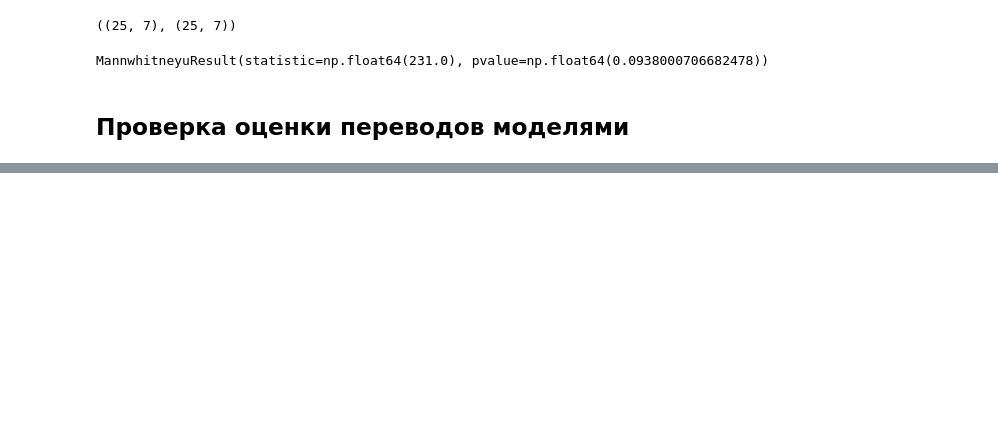
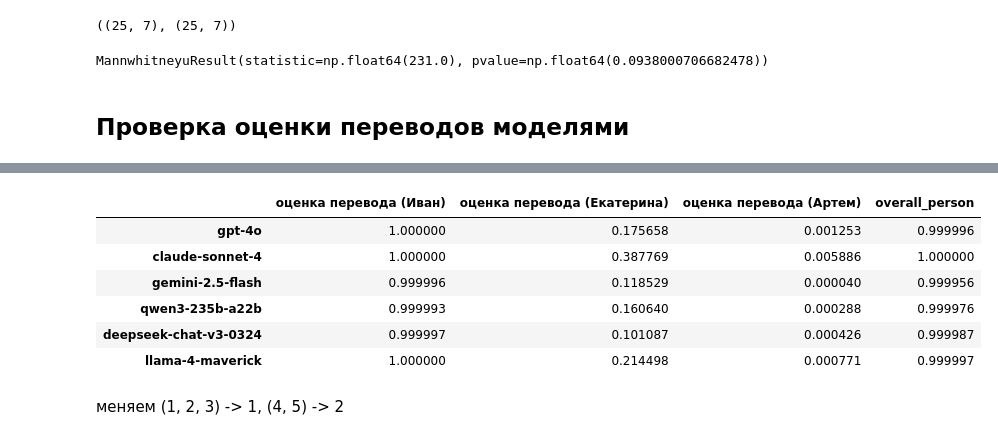
Before and after one commit to psytechlab/empathy_dataset_transfer, a Jupyter notebook: notebooks/translation_estimation_results.ipynb, the cells around one changed output, grey strips where cells are left out. Saved outputs shown, nothing was run; the diff lists cells and outputs as text; code cells hidden in the pictures; blank space fills up the shorter version.

```diff
--- a/notebooks/translation_estimation_results.ipynb
+++ b/notebooks/translation_estimation_results.ipynb
@@ -138,9 +139,10 @@ for model in MODELS:
 	config = OmegaConf.load('../configs/conf.yaml')
 	general_translation_config = config.general_translation
 
-	general_translation_config.batch_result_dir = f"batches_res_general_translation"
-	general_translation_config.batches = f"batches_general_translation"
-	general_translation_config.batch_size = 50
+	general_translation_config.batch_result_dir = f"batches_res_general_translation_{model}"
+	general_translation_config.batches = f"batches_general_translation_{model}"
+	general_translation_config.batch_size = 10
+	general_translation_config.prompt_path = "/Users/n.valieva/Desktop/empathy_dataset_transfer/configs/prompts/translation_estimation_prompt.txt"
 
 	model_config = read_json(general_translation_config.model_config_path)
 	model_config['model_name'] = model
@@ -172,2 +165,0 @@ Processing batch 1/1...
-# %%
-estim['overall_models'] = sum([estim[f'value_{model}'] for model in MODELS]) / len(MODELS)
@@ -192,0 +175,24 @@ MannwhitneyuResult(statistic=np.float64(336.0), pvalue=np.float64(0.342667636035
+# %%
+estim['overall_person'] = (estim['оценка перевода (Иван)'] + estim['оценка перевода (Екатерина)'] + estim['оценка перевода (Артем)']) / 3
+estim['overall_person'] = estim['overall_person'].astype(int)
+# %%
+df_data = defaultdict(dict)
+
+for model in MODELS:
+	for col in ['оценка перевода (Иван)', 'оценка перевода (Екатерина)', 'оценка перевода (Артем)', 'overall_person']:
+		expected = estim[col]
+		observed = estim[f'value_{model}']
+		expected_scaled = expected * (observed.sum() / expected.sum())
+		df_data[model][col] = chisquare(f_obs=observed, f_exp=expected_scaled)[1]
+# %%
+pd.DataFrame(df_data).T
+# %% [output]
+|  | оценка перевода (Иван) | оценка перевода (Екатерина) | оценка перевода (Артем) | overall_person |
+| gpt-4o | 1.000000 | 0.175658 | 0.001253 | 0.999996 |
+| claude-sonnet-4 | 1.000000 | 0.387769 | 0.005886 | 1.000000 |
+| gemini-2.5-flash | 0.999996 | 0.118529 | 0.000040 | 0.999956 |
+| qwen3-235b-a22b | 0.999993 | 0.160640 | 0.000288 | 0.999976 |
+| deepseek-chat-v3-0324 | 0.999997 | 0.101087 | 0.000426 | 0.999987 |
+| llama-4-maverick | 1.000000 | 0.214498 | 0.000771 | 0.999997 |
+# %% [markdown]
+меняем (1, 2, 3) -> 1, (4, 5) -> 2
```
Also changed, not shown: parts of 24 cells of this notebook.
